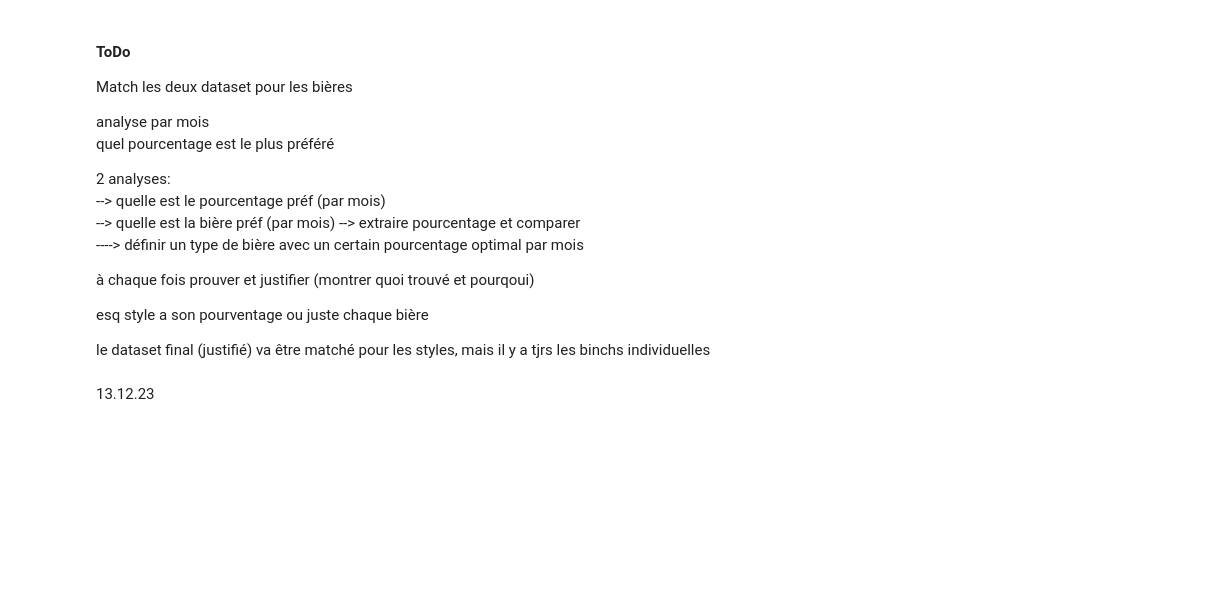
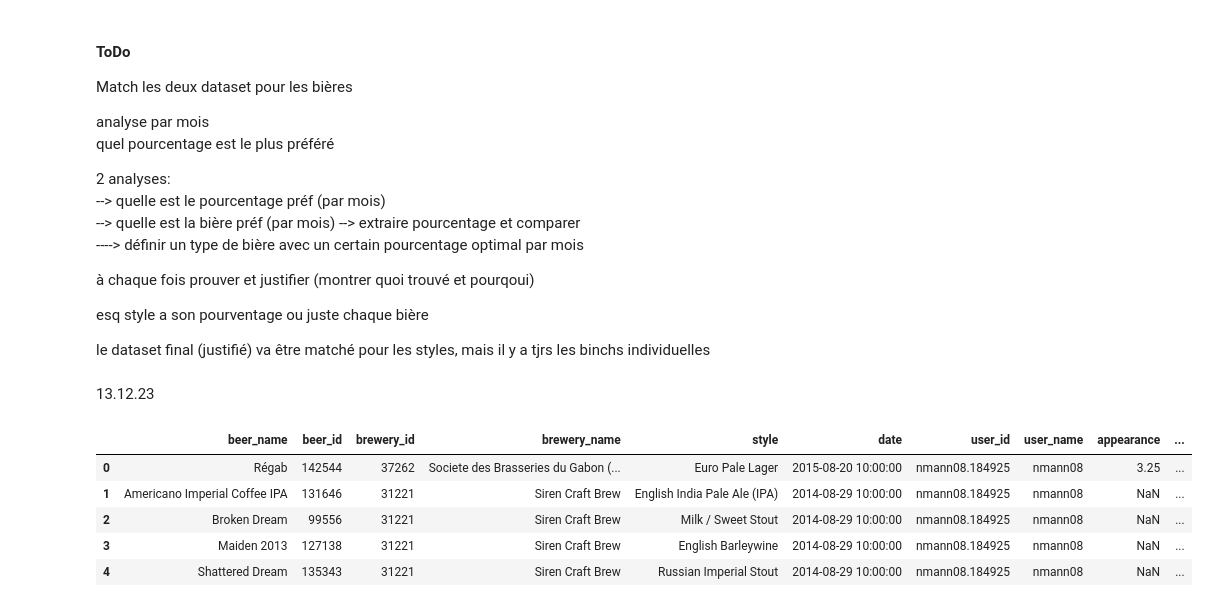
Before and after one commit to epfl-ada/ada-2023-project-datababes, a Jupyter notebook: alc.ipynb, the cells around one changed output. Drawn from its saved outputs; the diff is of its cells as text; code cells hidden in the pictures; blank space fills up the shorter version.

```diff
--- a/alc.ipynb
+++ b/alc.ipynb
@@ -280,0 +282,41 @@ le dataset final (justifié) va être matché pour les styles, mais il y a tjrs
+# %%
+## ------------------ location modif --------------------- ##
+
+users_rb_df['location'] = users_rb_df['location'].str.split(',').str[0]
+users_ba_df['location'] = users_ba_df['location'].str.split(',').str[0]
+
+## ------------------  filtrage US users ----------------- ##
+
+US_country = 'United States'
+
+# keep only the rows where the user country is United States
+users_ba_df = users_ba_df[users_ba_df.location == US_country]
+users_rb_df = users_rb_df[users_rb_df.location == US_country]
+
+## ------------------  filtrage US reviews --------------- ##
+
+# merge the ratings and users data frames to get the location of the user for each rating
+ratings_users_ba_df = pd.merge(ratings_ba_df, users_ba_df[['user_id', 'location']], on='user_id', how='inner')
+ratings_users_rb_df = pd.merge(ratings_rb_df, users_rb_df[['user_id', 'location']], on='user_id', how='inner')
+
+# filter the ratings dataframes to only keep the ratings of the users from the US
+ratings_ba_df = ratings_users_ba_df[ratings_users_ba_df.location == US_country]
+ratings_ba_df.drop('location', axis=1, inplace=True)
+ratings_rb_df = ratings_users_rb_df[ratings_users_rb_df.location == US_country]
+ratings_rb_df.drop('location', axis=1, inplace=True)
+
+# merge the two ratings data frames
+ratings_combined_df = pd.concat([ratings_ba_df, ratings_rb_df], ignore_index=True)
+# %%
+# Create a dictionary mapping beer_id to abv
+abv_mapping = beers_ba_df.set_index('beer_id')['abv'].to_dict()
+
+# Map the abv values to the ratings_combined_df using the beer_id
+ratings_combined_df['abv'] = ratings_combined_df['beer_id'].map(abv_mapping)
+# %% [output]
+|  | beer_name | beer_id | brewery_id | brewery_name | style | date | user_id | user_name | appearance | ... |
+| 0 | Régab | 142544 | 37262 | Societe des Brasseries du Gabon (... | Euro Pale Lager | 2015-08-20 10:00:00 | nmann08.184925 | nmann08 | 3.25 | ... |
+| 1 | Americano Imperial Coffee IPA | 131646 | 31221 | Siren Craft Brew | English India Pale Ale (IPA) | 2014-08-29 10:00:00 | nmann08.184925 | nmann08 | NaN | ... |
+| 2 | Broken Dream | 99556 | 31221 | Siren Craft Brew | Milk / Sweet Stout | 2014-08-29 10:00:00 | nmann08.184925 | nmann08 | NaN | ... |
+| 3 | Maiden 2013 | 127138 | 31221 | Siren Craft Brew | English Barleywine | 2014-08-29 10:00:00 | nmann08.184925 | nmann08 | NaN | ... |
+| 4 | Shattered Dream | 135343 | 31221 | Siren Craft Brew | Russian Imperial Stout | 2014-08-29 10:00:00 | nmann08.184925 | nmann08 | NaN | ... |
```
Also changed, not shown: parts of 9 cells of this notebook.
